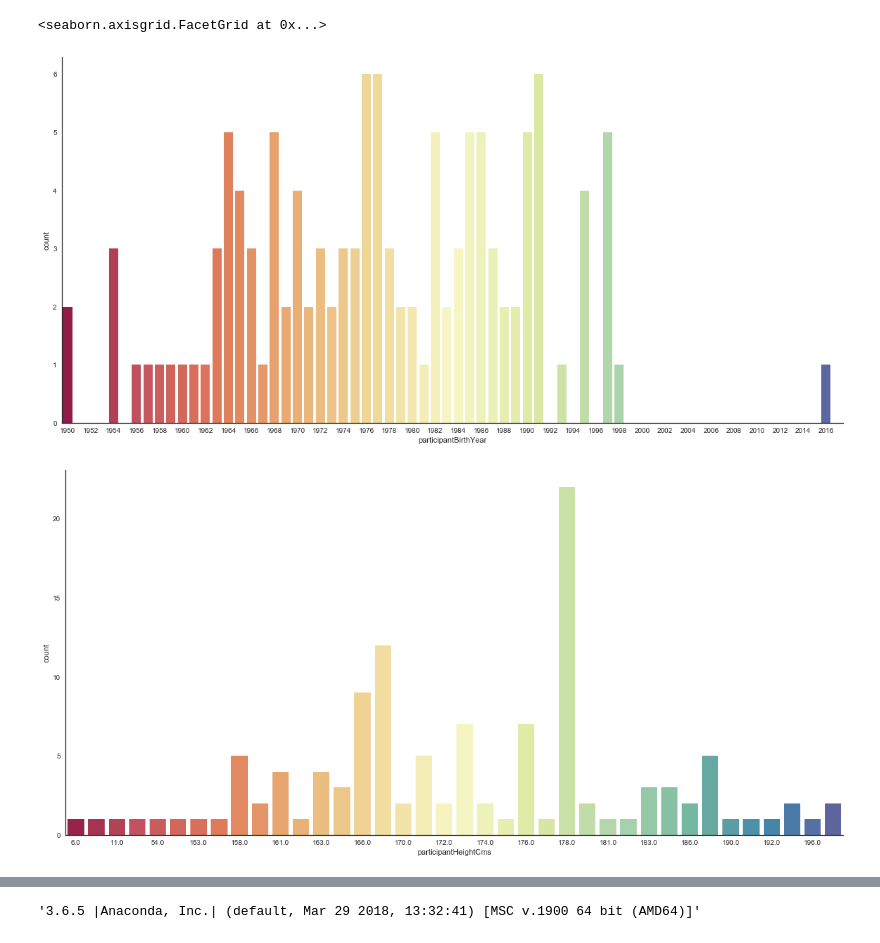
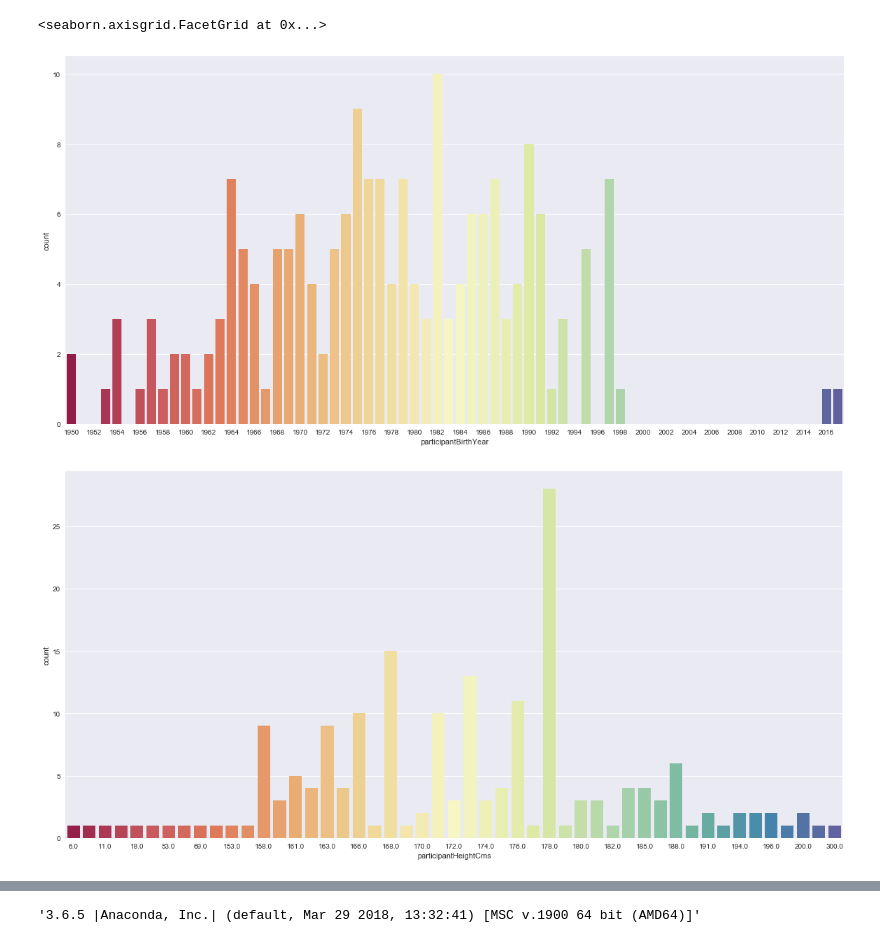
Before and after one commit to kohleman/genentech_floodlight, a Jupyter notebook: genentech_floodlight.ipynb, the cells around one changed output, grey strips where cells are left out. Cells and saved outputs as stored; diff of their text form; code cells hidden in the pictures.

Commit message:
loaded new data and modified some cells

```diff
--- a/genentech_floodlight.ipynb
+++ b/genentech_floodlight.ipynb
@@ -1,8 +11,11 @@
 # %%
 import pandas as pd
 import matplotlib.pyplot as plt
+import numpy as np
+import seaborn as sns
 
-import seaborn as sns
+plt.style.use('ggplot')
+
 sns.set(color_codes=True)
 
 # Set ipython's max row display
@@ -67,12 +126,0 @@ birthYear.plot(kind="bar", figsize= (10,10))
-# %%
-# Try again with seaborn but count all data points grouped by the year born
-
-import numpy as np
-import seaborn as sns
-sns.set(style="white")
-
-years = np.arange(1950, 2018)
-
-g = sns.factorplot(x="participantBirthYear", data=raw_df, kind="count",
-                   palette="BuPu", size=20, aspect=1, order=years)
-g.set_xticklabels(step=2)
@@ -82,25 +127,30 @@ g.set_xticklabels(step=2)
+# %%
+# The first 10 columns do not change, over time. This is basically master data and is redundant information.
+# As this is eventually put into MongoDB, it might be Ok in this format.
+
+masterdata_df = raw_df.iloc[:,0:9]
 # %%
 # Same as above with matplotlib, now seaborn
 
-unique_individuals = immutable_df.drop_duplicates()
+unique_individuals = masterdata_df.drop_duplicates()
 
 # birth year distribution
 years = np.arange(1950, 2018)
 g = sns.factorplot(x="participantBirthYear", data=unique_individuals, kind="count",
                    palette="Spectral", size=8, aspect=2, order=years)
 g.set_xticklabels(step=2)
 
 
 # have a look at the height
 g = sns.factorplot(x="participantHeightCms", data=unique_individuals, kind="count",
                    palette="Spectral", size=8, aspect=2)
 g.set_xticklabels(step=2)
 
 # Why are so many 178 cm? Is this the default value in the app? Should be more bell shaped
 # %% [output]
 <seaborn.axisgrid.FacetGrid at 0x...>
-[figure, old version]
+[figure, new version]
-[figure, old version]
+[figure, new version]
 # %%
 # convert from lbs to kilos and add as separate column
 unique_individuals = unique_individuals.assign(participantWeightKilo = lambda x: np.around(0.453592*(x.participantWeightLbs),1))
```
Also changed, not shown: parts of 29 cells of this notebook.
